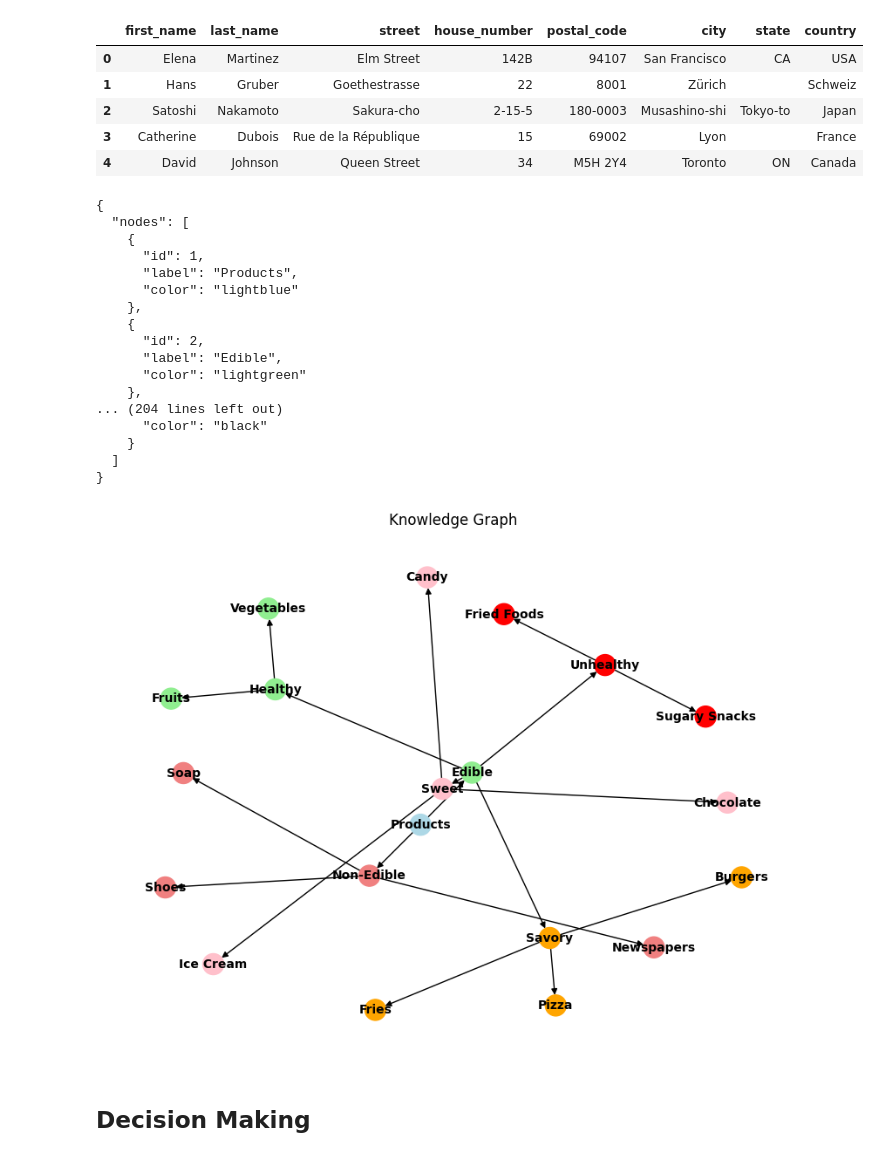
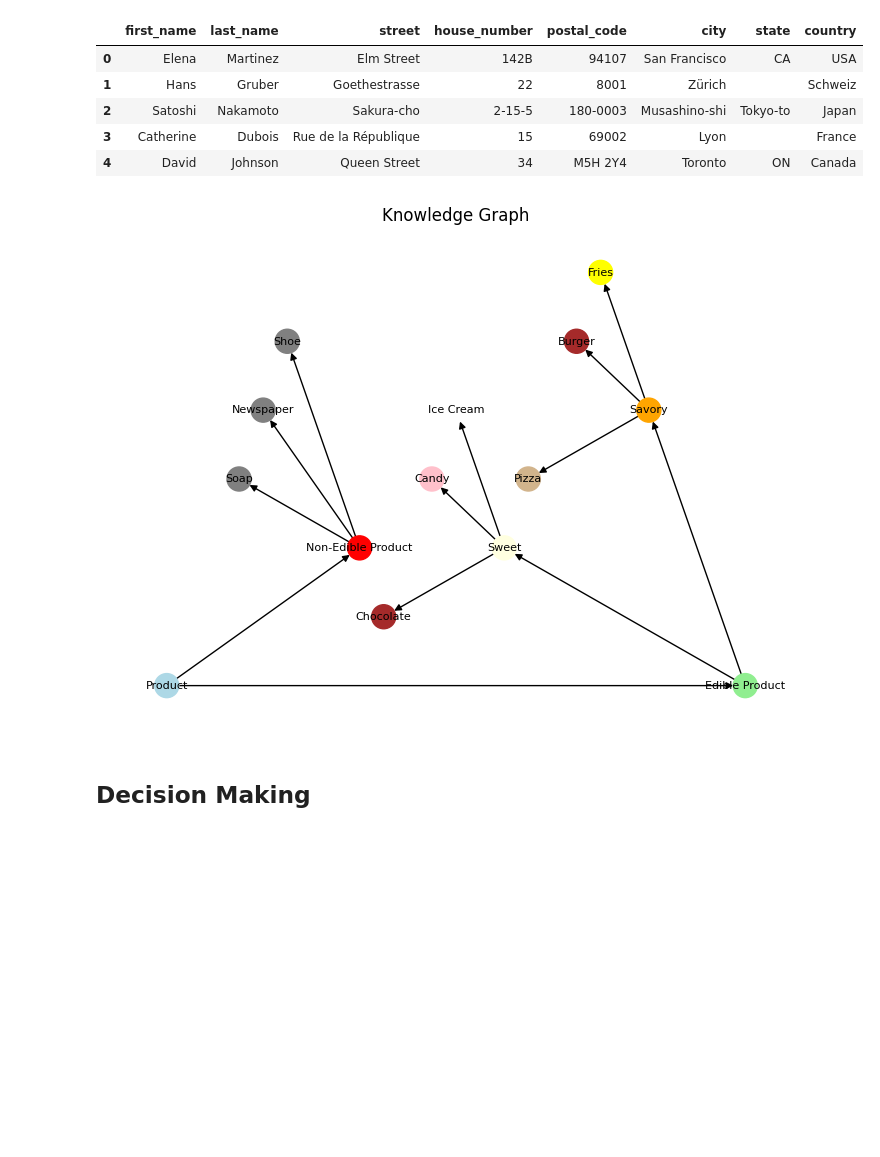
Before and after one commit to intellectronica/llms-beyond-chat, a Jupyter notebook: llms-beyond-chat.ipynb, the cells around one changed output. Drawn from its saved outputs; the diff is of its cells as text; code cells hidden in the pictures; blank space fills up the shorter version.

Commit message:
prettify graph

```diff
--- a/llms-beyond-chat.ipynb
+++ b/llms-beyond-chat.ipynb
@@ -225,70 +225,49 @@ json_dataframe(addresses_in_text.addresses)
 # %%
 class Node(BaseModel):
     id: int
     label: str
     color: str
 
 class Edge(BaseModel):
     source: int
     target: int
     label: str
     color: str = "black"
 
 class KnowledgeGraph(BaseModel):
     nodes: List[Node] = Field(..., default_factory=list)
     edges: List[Edge] = Field(..., default_factory=list)
 
 input_text = (
     "Some products are edible and others are not. Soap, newspapers, and shoes, for example, are not edible. "
     "Of the products that are edible, some are sweet and others are savory. Chocolate, candy, and ice cream are sweet, "
     "while pizza, burgers, and fries are savory."
 )
 
 knowledge_graph = llm(
     KnowledgeGraph,
     "Help the user understand the provided text by generating a knowledge graph.",
     input_text,
 )
 
-print_result(knowledge_graph)
+def visualize_graph(kg: KnowledgeGraph):
+    G = nx.DiGraph()
+    for node in kg.nodes:
+        G.add_node(node.id, label=node.label, color=node.color)
+    for edge in knowledge_graph.edges:
+        G.add_edge(edge.source, edge.target, label=edge.label, color=edge.color)
+    pos = nx.planar_layout(G)
+    node_colors = [node[1]['color'] for node in G.nodes(data=True)]
+    edge_colors = [edge[2]['color'] for edge in G.edges(data=True)]
+    labels = {node[0]: node[1]['label'] for node in G.nodes(data=True)}
+    plt.figure(figsize=(7, 5))
+    nx.draw(G, pos, labels=labels, with_labels=True, node_color=node_colors, edge_color=edge_colors, font_size=8)
+    plt.title("Knowledge Graph")
+    plt.show()
+
+visualize_graph(knowledge_graph)
 # %% [output]
-{
-  "nodes": [
-    {
-      "id": 1,
-      "label": "Products",
-      "color": "lightblue"
-    },
-    {
-      "id": 2,
-      "label": "Edible",
-      "color": "lightgreen"
-    },
-... (204 lines left out)
-      "color": "black"
-    }
-  ]
-}
+[figure, added]
-# %%
-def visualize_graph(kg: KnowledgeGraph):
-    G = nx.DiGraph()
-    for node in kg.nodes:
-        G.add_node(node.id, label=node.label, color=node.color)
-    for edge in knowledge_graph.edges:
-        G.add_edge(edge.source, edge.target, label=edge.label, color=edge.color)
-    pos = nx.spring_layout(G)
-    node_colors = [node[1]['color'] for node in G.nodes(data=True)]
-    edge_colors = [edge[2]['color'] for edge in G.edges(data=True)]
-    labels = {node[0]: node[1]['label'] for node in G.nodes(data=True)}
-
-    plt.figure(figsize=(8, 6))
-    nx.draw(G, pos, labels=labels, with_labels=True, node_color=node_colors, edge_color=edge_colors, font_weight='bold', font_size=10)
-    plt.title("Knowledge Graph")
-    plt.show()
-
-visualize_graph(knowledge_graph)
-# %% [output]
-[figure, removed]
 # %% [markdown]
 ## Decision Making
 # %% [markdown]
```
